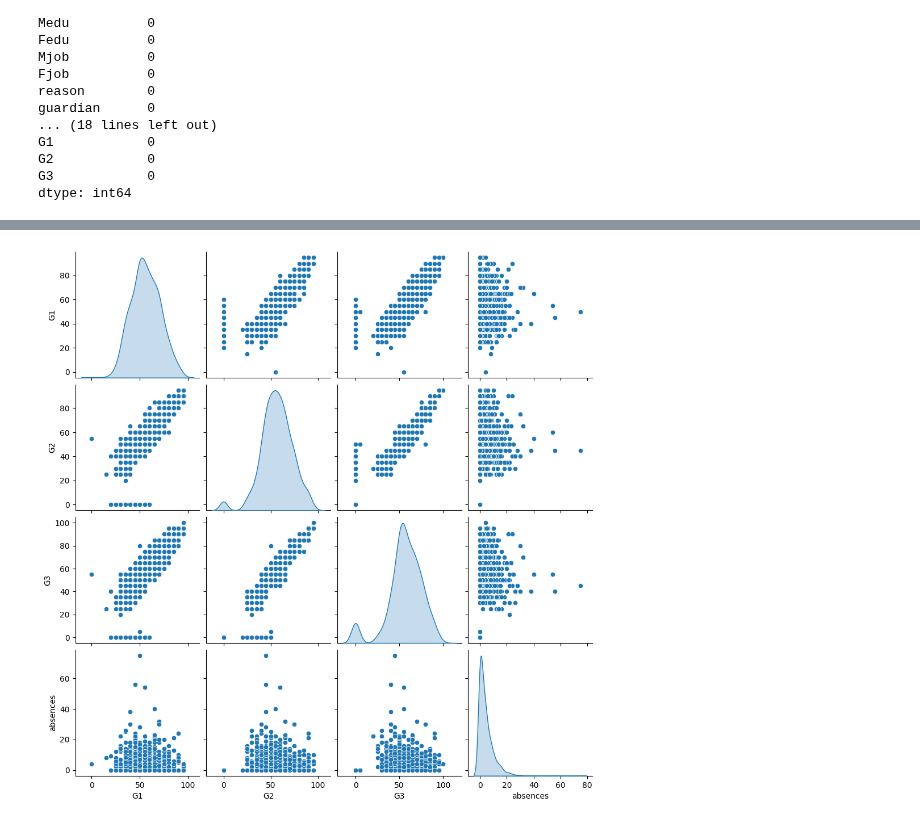
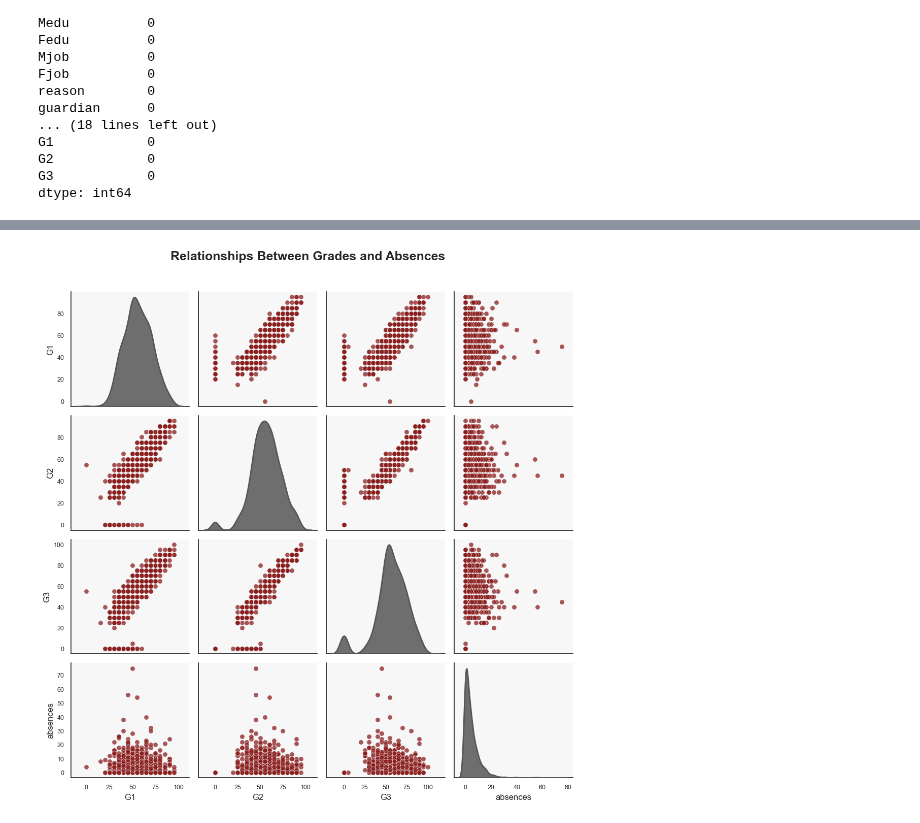
Before and after one commit to dogukanozcelik/student-performance-predictor, a Jupyter notebook: Data/EDA.ipynb, the cells around one changed output, grey strips where cells are left out. Cells and saved outputs as stored; diff of their text form; code cells hidden in the pictures.

```diff
--- a/Data/EDA.ipynb
+++ b/Data/EDA.ipynb
@@ -126,0 +298,10 @@ plt.show()
+# %%
+traveltime_mapping = {
+    1: "< 15 less than ",
+    2: "15-30 between",
+    3: "30-60 between",
+    4: "> 60 more than "
+}
+df["traveltime"] = df["traveltime"].map(traveltime_mapping)
+traveltime_counts=df["traveltime"].value_counts()
+traveltime_counts
@@ -126,0 +330,10 @@ plt.show()
+# %%
+studytime_mapping = {
+    1: "<2 hours",
+    2: "2–5 hours",
+    3: "5–10 hours",
+    4: ">10 hours"
+}
+df["studytime"] = df["studytime"].map(studytime_mapping)
+studytime_counts = df["studytime"].value_counts()
+studytime_counts
@@ -152,16 +570,42 @@ plt.show()
 # %%
-cols = [
-    "G1",
-    "G2",
-    "G3",
-    "absences"
-]
+cols = ["G1", "G2", "G3", "absences"]
 
-sns.pairplot(
+sns.set_theme(style="white", context="notebook")
+
+g = sns.pairplot(
     df[cols],
-    diag_kind="kde"
+    diag_kind="kde",
+    corner=False,
+    height=2.7,
+    plot_kws={
+        "alpha": 0.75,
+        "s": 45,
+        "color": "#8A1F1F",
+        "edgecolor": "white",
+        "linewidth": 0.4
+    },
+    diag_kws={
+        "fill": True,
+        "color": "#565656",
+        "linewidth": 2,
+        "alpha": 0.85
+    }
 )
 
+g.fig.suptitle(
+    "Relationships Between Grades and Absences",
+    y=1.02,
+    fontsize=18,
+    fontweight="bold"
+)
+
+for ax in g.axes.flatten():
+    if ax is not None:
+        ax.grid(False)
+        ax.set_facecolor("#F7F7F7")
+        ax.tick_params(labelsize=9)
+
+plt.tight_layout()
 plt.show()
 # %% [output]
-[figure, old version]
+[figure, new version]
```
Also changed, not shown: parts of 33 cells of this notebook.
